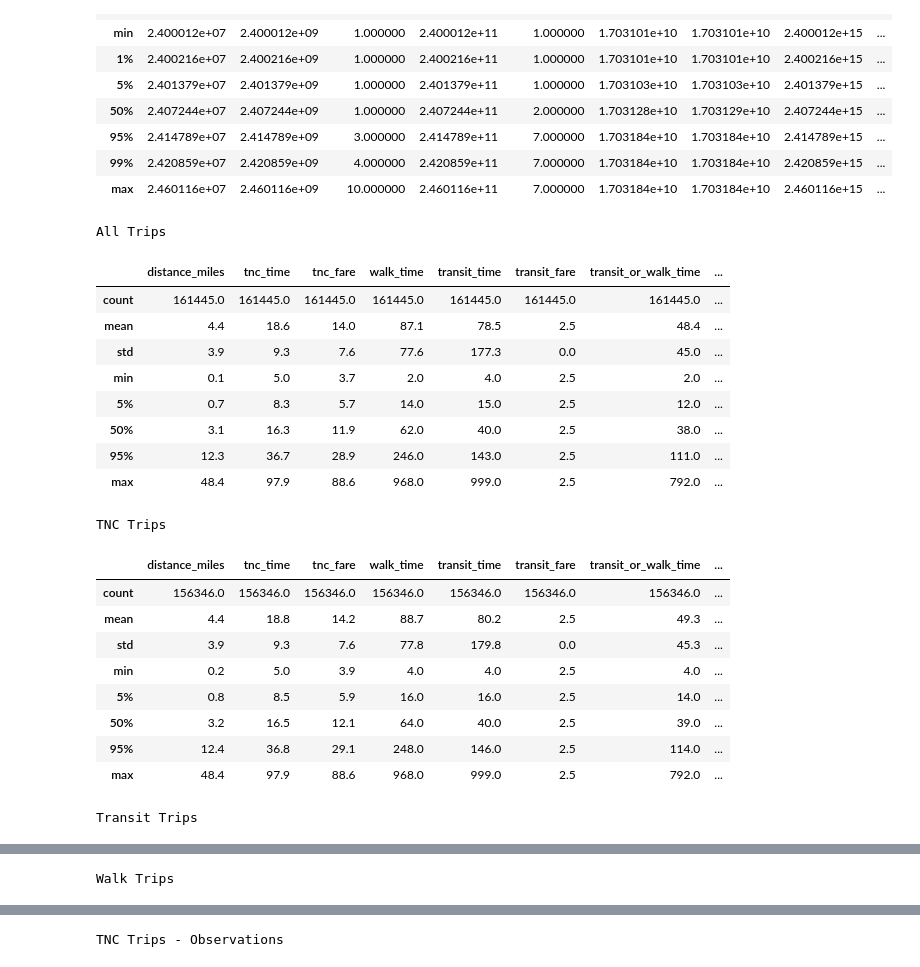
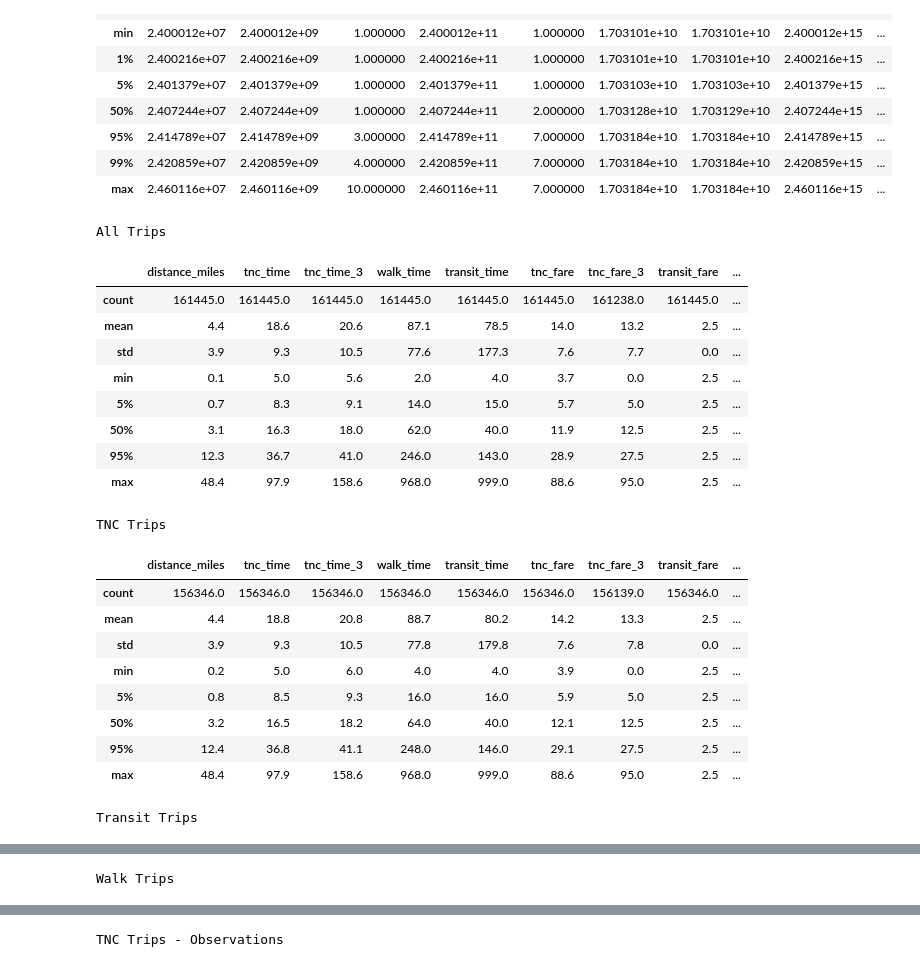
Before and after one commit to gregerhardt/rh_pricing, a Jupyter notebook: mode_choice_estimation/Make Combined Estimation File.ipynb, the cells around one changed output, grey strips where cells are left out. Drawn from its saved outputs; the diff is of its cells as text; code cells hidden in the pictures.

```diff
--- a/mode_choice_estimation/Make Combined Estimation File.ipynb
+++ b/mode_choice_estimation/Make Combined Estimation File.ipynb
@@ -293,0 +321,4 @@ Before: 161445 After: 161445
+# %%
+# merge back to the main estimation file
+combined_trips = combined_trips.merge(los_lookup, on=['o_tract_2020', 'd_tract_2020', 'time_period_num'], how='left')
+combined_trips.head()
@@ -293,0 +332,5 @@ Before: 161445 After: 161445
+# %%
+# summarize the percent of transit and walk records for which we have average observed TNC times and fares
+
+combined_trips['tnc_observed'] = combined_trips['avg_obs_tnc_time'].notna()
+display(pd.crosstab(combined_trips['mode'], combined_trips['tnc_observed'], margins=True).style.format('{:,.0f}'))
@@ -293,0 +344,6 @@ Before: 161445 After: 161445
+# %%
+# update with observed values where available
+combined_trips['tnc_time_3'] = np.where((combined_trips['mode']!='tnc') & (combined_trips['tnc_observed']), 5 + combined_trips['avg_obs_tnc_time'], combined_trips['tnc_time_2'])
+combined_trips['tnc_fare_3'] = np.where((combined_trips['mode']!='tnc') & (combined_trips['tnc_observed']), combined_trips['avg_obs_tnc_fare'], combined_trips['tnc_fare_2'])
+
+combined_trips.head(20)
@@ -309,58 +383,64 @@ combined_trips.describe(percentiles=[0.01, 0.05, 0.5, 0.95, 0.99])
 | max | 2.460116e+07 | 2.460116e+09 | 10.000000 | 2.460116e+11 | 7.000000 | 1.703184e+10 | 1.703184e+10 | 2.460116e+15 | ... |
 # %%
 # calculate the time and cost differences for TNC vs transit/walk
-combined_trips['tnc_time_minus_transit_walk'] = combined_trips['tnc_time'] - combined_trips['transit_or_walk_time']
-combined_trips['tnc_cost_minus_transit_walk'] = combined_trips['tnc_fare'] - combined_trips['transit_or_walk_fare']
+combined_trips['tnc_time_minus_transit_walk'] = combined_trips['tnc_time_3'] - combined_trips['transit_or_walk_time']
+combined_trips['tnc_cost_minus_transit_walk'] = combined_trips['tnc_fare_3'] - combined_trips['transit_or_walk_fare']
 # %%
 print('All Trips')
 display(combined_trips[['distance_miles',
-                     'tnc_time', 'tnc_fare', 'walk_time', 'transit_time', 'transit_fare',
+                     'tnc_time', 'tnc_time_3', 'walk_time', 'transit_time',
+                     'tnc_fare', 'tnc_fare_3', 'transit_fare',
                      'transit_or_walk_time', 'transit_or_walk_fare',
                      'tnc_time_minus_transit_walk', 'tnc_cost_minus_transit_walk',
                      'transit_avail', 'walk_avail'
                      ]].describe(percentiles=[0.05, 0.5, 0.95]).style.format('{:.1f}'))
 
 print('\nTNC Trips')
 tnc = combined_trips[combined_trips['mode']=='tnc']
 display(tnc[['distance_miles',
-             'tnc_time', 'tnc_fare', 'walk_time', 'transit_time', 'transit_fare',
+             'tnc_time', 'tnc_time_3', 'walk_time', 'transit_time',
+             'tnc_fare', 'tnc_fare_3', 'transit_fare',
+             'transit_or_walk_time', 'transit_or_walk_fare',
              'transit_or_walk_time', 'transit_or_walk_fare',
              'tnc_time_minus_transit_walk', 'tnc_cost_minus_transit_walk'
              ]].describe(percentiles=[0.05, 0.5, 0.95]).style.format('{:.1f}'))
 
 print('\nTransit Trips')
 transit = combined_trips[combined_trips['mode']=='transit']
 display(transit[['distance_miles',
-                 'tnc_time', 'tnc_fare', 'walk_time', 'transit_time', 'transit_fare',
+                 'tnc_time', 'tnc_time_3', 'walk_time', 'transit_time',
+                 'tnc_fare', 'tnc_fare_3', 'transit_fare',
                  'transit_or_walk_time', 'transit_or_walk_fare',
                  'tnc_time_minus_transit_walk', 'tnc_cost_minus_transit_walk'
                  ]].describe(percentiles=[0.05, 0.5, 0.95]).style.format('{:.1f}'))
 
 print('\nWalk Trips')
 walk = combined_trips[combined_trips['mode']=='walk']
-display(walk[['distance_miles', 'tnc_time', 'tnc_fare', 'walk_time', 'transit_time', 'transit_fare',
+display(walk[['distance_miles',
+              'tnc_time', 'tnc_time_3', 'walk_time', 'transit_time',
+              'tnc_fare', 'tnc_fare_3', 'transit_fare',
               'transit_or_walk_time', 'transit_or_walk_fare',
               'tnc_time_minus_transit_walk', 'tnc_cost_minus_transit_walk'
               ]].describe(percentiles=[0.05, 0.5, 0.95]).style.format('{:.1f}'))
 # %% [output]
 All Trips
-|  | distance_miles | tnc_time | tnc_fare | walk_time | transit_time | transit_fare | transit_or_walk_time | ... |
-| count | 161445.0 | 161445.0 | 161445.0 | 161445.0 | 161445.0 | 161445.0 | 161445.0 | ... |
-| mean | 4.4 | 18.6 | 14.0 | 87.1 | 78.5 | 2.5 | 48.4 | ... |
-| std | 3.9 | 9.3 | 7.6 | 77.6 | 177.3 | 0.0 | 45.0 | ... |
-| min | 0.1 | 5.0 | 3.7 | 2.0 | 4.0 | 2.5 | 2.0 | ... |
-| 5% | 0.7 | 8.3 | 5.7 | 14.0 | 15.0 | 2.5 | 12.0 | ... |
-| 50% | 3.1 | 16.3 | 11.9 | 62.0 | 40.0 | 2.5 | 38.0 | ... |
-| 95% | 12.3 | 36.7 | 28.9 | 246.0 | 143.0 | 2.5 | 111.0 | ... |
-| max | 48.4 | 97.9 | 88.6 | 968.0 | 999.0 | 2.5 | 792.0 | ... |
+|  | distance_miles | tnc_time | tnc_time_3 | walk_time | transit_time | tnc_fare | tnc_fare_3 | transit_fare | ... |
+| count | 161445.0 | 161445.0 | 161445.0 | 161445.0 | 161445.0 | 161445.0 | 161238.0 | 161445.0 | ... |
+| mean | 4.4 | 18.6 | 20.6 | 87.1 | 78.5 | 14.0 | 13.2 | 2.5 | ... |
+| std | 3.9 | 9.3 | 10.5 | 77.6 | 177.3 | 7.6 | 7.7 | 0.0 | ... |
+| min | 0.1 | 5.0 | 5.6 | 2.0 | 4.0 | 3.7 | 0.0 | 2.5 | ... |
+| 5% | 0.7 | 8.3 | 9.1 | 14.0 | 15.0 | 5.7 | 5.0 | 2.5 | ... |
+| 50% | 3.1 | 16.3 | 18.0 | 62.0 | 40.0 | 11.9 | 12.5 | 2.5 | ... |
+| 95% | 12.3 | 36.7 | 41.0 | 246.0 | 143.0 | 28.9 | 27.5 | 2.5 | ... |
+| max | 48.4 | 97.9 | 158.6 | 968.0 | 999.0 | 88.6 | 95.0 | 2.5 | ... |
 TNC Trips
-|  | distance_miles | tnc_time | tnc_fare | walk_time | transit_time | transit_fare | transit_or_walk_time | ... |
-| count | 156346.0 | 156346.0 | 156346.0 | 156346.0 | 156346.0 | 156346.0 | 156346.0 | ... |
-| mean | 4.4 | 18.8 | 14.2 | 88.7 | 80.2 | 2.5 | 49.3 | ... |
-| std | 3.9 | 9.3 | 7.6 | 77.8 | 179.8 | 0.0 | 45.3 | ... |
-| min | 0.2 | 5.0 | 3.9 | 4.0 | 4.0 | 2.5 | 4.0 | ... |
-| 5% | 0.8 | 8.5 | 5.9 | 16.0 | 16.0 | 2.5 | 14.0 | ... |
-| 50% | 3.2 | 16.5 | 12.1 | 64.0 | 40.0 | 2.5 | 39.0 | ... |
-| 95% | 12.4 | 36.8 | 29.1 | 248.0 | 146.0 | 2.5 | 114.0 | ... |
-| max | 48.4 | 97.9 | 88.6 | 968.0 | 999.0 | 2.5 | 792.0 | ... |
+|  | distance_miles | tnc_time | tnc_time_3 | walk_time | transit_time | tnc_fare | tnc_fare_3 | transit_fare | ... |
+| count | 156346.0 | 156346.0 | 156346.0 | 156346.0 | 156346.0 | 156346.0 | 156139.0 | 156346.0 | ... |
+| mean | 4.4 | 18.8 | 20.8 | 88.7 | 80.2 | 14.2 | 13.3 | 2.5 | ... |
+| std | 3.9 | 9.3 | 10.5 | 77.8 | 179.8 | 7.6 | 7.8 | 0.0 | ... |
+| min | 0.2 | 5.0 | 6.0 | 4.0 | 4.0 | 3.9 | 0.0 | 2.5 | ... |
+| 5% | 0.8 | 8.5 | 9.3 | 16.0 | 16.0 | 5.9 | 5.0 | 2.5 | ... |
+| 50% | 3.2 | 16.5 | 18.2 | 64.0 | 40.0 | 12.1 | 12.5 | 2.5 | ... |
+| 95% | 12.4 | 36.8 | 41.1 | 248.0 | 146.0 | 29.1 | 27.5 | 2.5 | ... |
+| max | 48.4 | 97.9 | 158.6 | 968.0 | 999.0 | 88.6 | 95.0 | 2.5 | ... |
 Transit Trips
```
Also changed, not shown: parts of 18 cells of this notebook, 3 other files.
